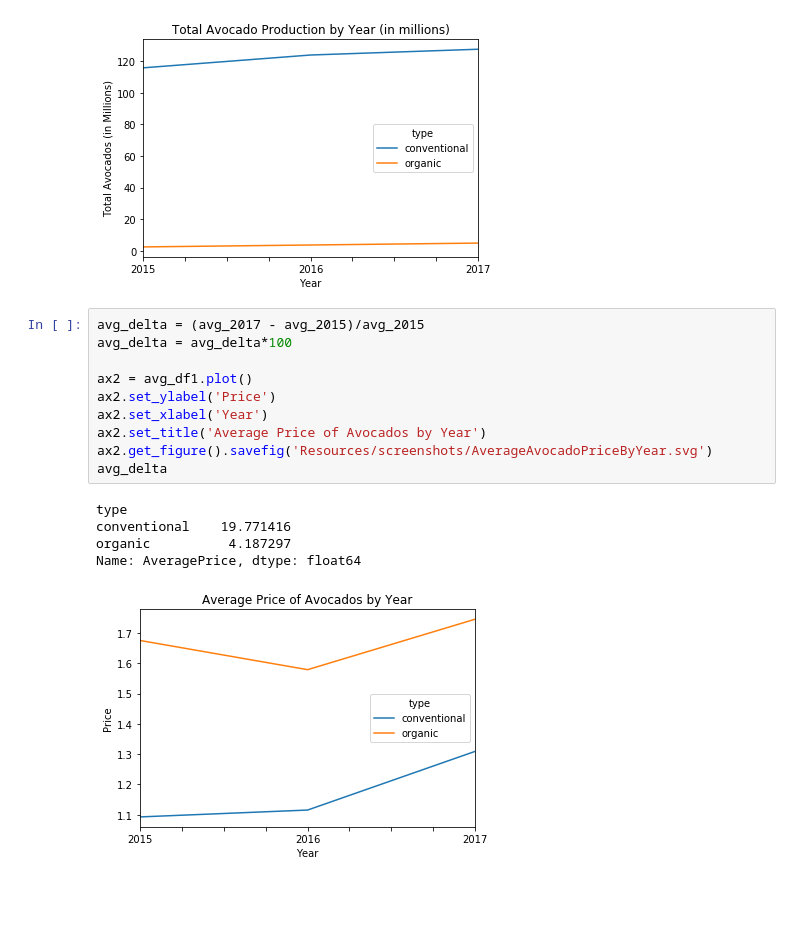
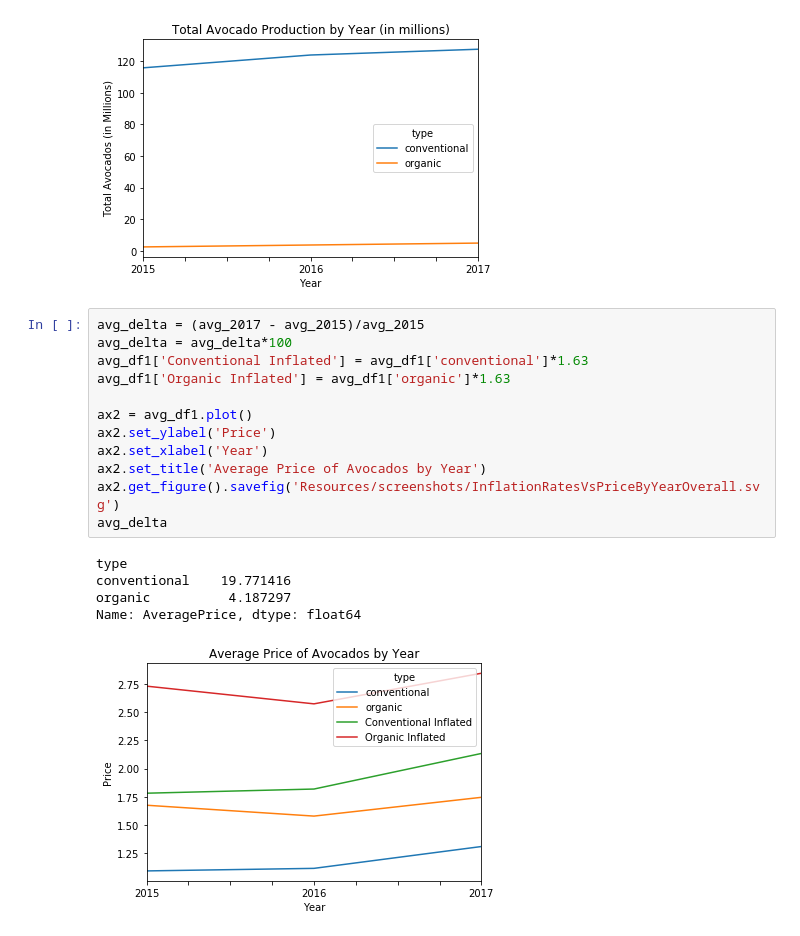
Before and after one commit to lourdesrm/AvocadoMadness, a Jupyter notebook: avocados.ipynb, the cells around one changed output. Saved outputs shown, nothing was run; the diff lists cells and outputs as text; blank space fills up the shorter version.

Commit message:
updated with new plots for prices based off inflation rates

```diff
--- a/avocados.ipynb
+++ b/avocados.ipynb
@@ -692,16 +674,18 @@ Name: Total Volume, dtype: float64
 # %%
 avg_delta = (avg_2017 - avg_2015)/avg_2015
 avg_delta = avg_delta*100
+avg_df1['Conventional Inflated'] = avg_df1['conventional']*1.63
+avg_df1['Organic Inflated'] = avg_df1['organic']*1.63
 
 ax2 = avg_df1.plot()
 ax2.set_ylabel('Price')
 ax2.set_xlabel('Year')
 ax2.set_title('Average Price of Avocados by Year')
-ax2.get_figure().savefig('Resources/screenshots/AverageAvocadoPriceByYear.svg')
+ax2.get_figure().savefig('Resources/screenshots/InflationRatesVsPriceByYearOverall.svg')
 avg_delta
 # %% [output]
 type
 conventional    19.771416
 organic          4.187297
 Name: AveragePrice, dtype: float64
-[figure, old version]
+[figure, new version]
```
Also changed, not shown: parts of 15 cells of this notebook, 8 other files.
